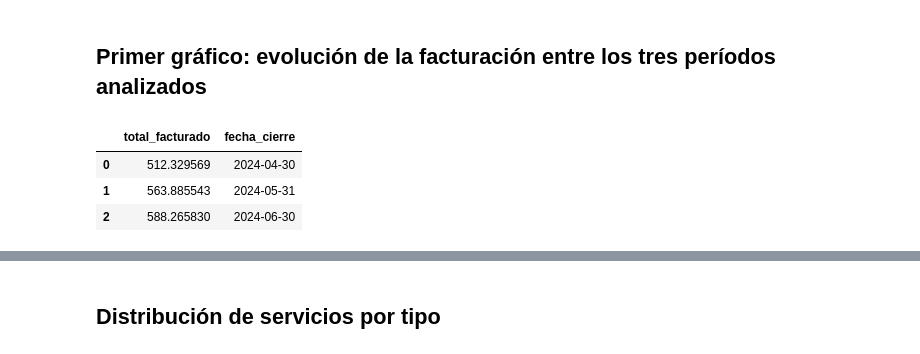
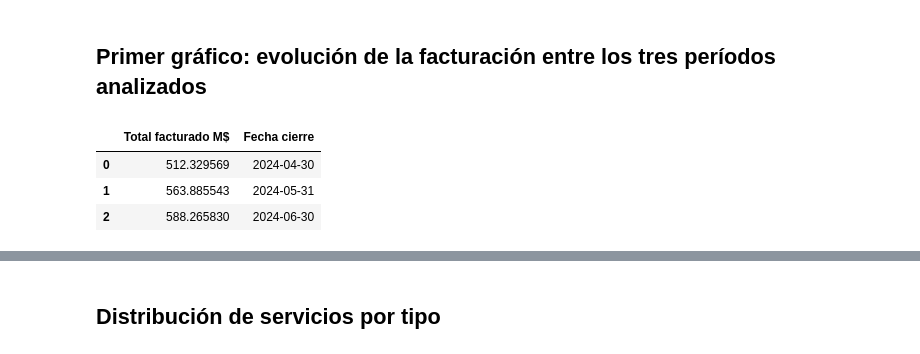
Before and after one commit to fmorosini/data-science-coderhouse, a Jupyter notebook: Dataset-Morosini-Francisco.ipynb, the cells around one changed output, grey strips where cells are left out. Saved outputs shown, nothing was run; the diff lists cells and outputs as text; code cells hidden in the pictures.

```diff
--- a/Dataset-Morosini-Francisco.ipynb
+++ b/Dataset-Morosini-Francisco.ipynb
@@ -21,3 +21,4 @@ clientes_telefonia = pd.read_excel("clientes.xlsx",sheet_name='telefonia')
 clientes_tv = pd.read_excel("clientes.xlsx",sheet_name='TV')
 clientes_facturacion = pd.read_excel("clientes.xlsx",sheet_name='FC')
 clientes_saldos = pd.read_excel("clientes.xlsx",sheet_name='saldos')
+clientes_socios = pd.read_excel("clientes.xlsx",sheet_name='socios')
@@ -25,0 +51,2 @@ clientes_saldos = pd.read_excel("clientes.xlsx",sheet_name='saldos')
+# %%
+clientes_socios['socio'] = clientes_socios['socio'].astype('category')
@@ -280,3 +319,5 @@ clientes
 | 17192 | 5941 | NaN | NaN | NaN | 0 | 0 | 0 | 0 | 2 | ... |
 | 17193 | 30612 | NaN | NaN | NaN | 0 | 0 | 0 | 1 | 0 | ... |
 17194 rows × 13 columns
+# %%
+clientes = clientes.merge(clientes_socios,on='numeroCliente',how='inner')
@@ -336,16 +393,16 @@ clientes_final
 # %%
 # Para eso me armo un dataset específico con un sum() de la facturación de cada período y le agrego una columna con la fecha de cierre de cada período
 # Para hacerlo más escalable a nuevos períodos podría haber un dataset con el mapeo nombre de período/fecha de cierre
 
 resumen_facturacion = clientes_final[ ['fc_abril','fc_mayo','fc_junio'] ].sum()
 resumen_facturacion.index = ([0,1,2])
 fechas = pd.Series(['2024-04-30','2024-05-31','2024-06-30'],index=[0,1,2])
 resumen_facturacion = pd.concat([resumen_facturacion,fechas],axis=1)
-resumen_facturacion.rename(columns={0:'total_facturado',1:'fecha_cierre'},inplace=True)
-resumen_facturacion['total_facturado'] = resumen_facturacion['total_facturado'] / 1000000 # Ploteo en Millones de pesos
+resumen_facturacion.rename(columns={0:'Total facturado M$',1:'Fecha cierre'},inplace=True)
+resumen_facturacion['Total facturado M$'] = resumen_facturacion['Total facturado M$'] / 1000000 # Ploteo en Millones de pesos
 resumen_facturacion
 # %% [output]
-|  | total_facturado | fecha_cierre |
+|  | Total facturado M$ | Fecha cierre |
 | 0 | 512.329569 | 2024-04-30 |
 | 1 | 563.885543 | 2024-05-31 |
 | 2 | 588.265830 | 2024-06-30 |
```
Also changed, not shown: parts of 20 cells of this notebook.
